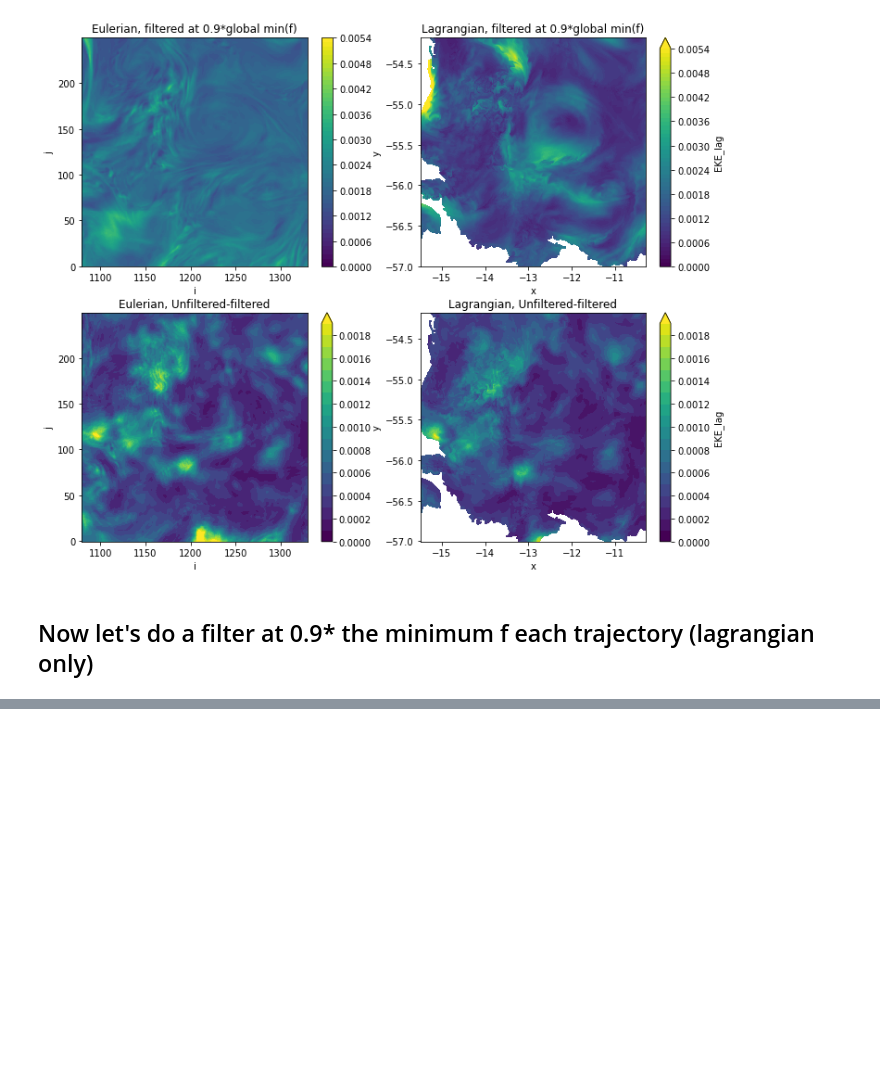
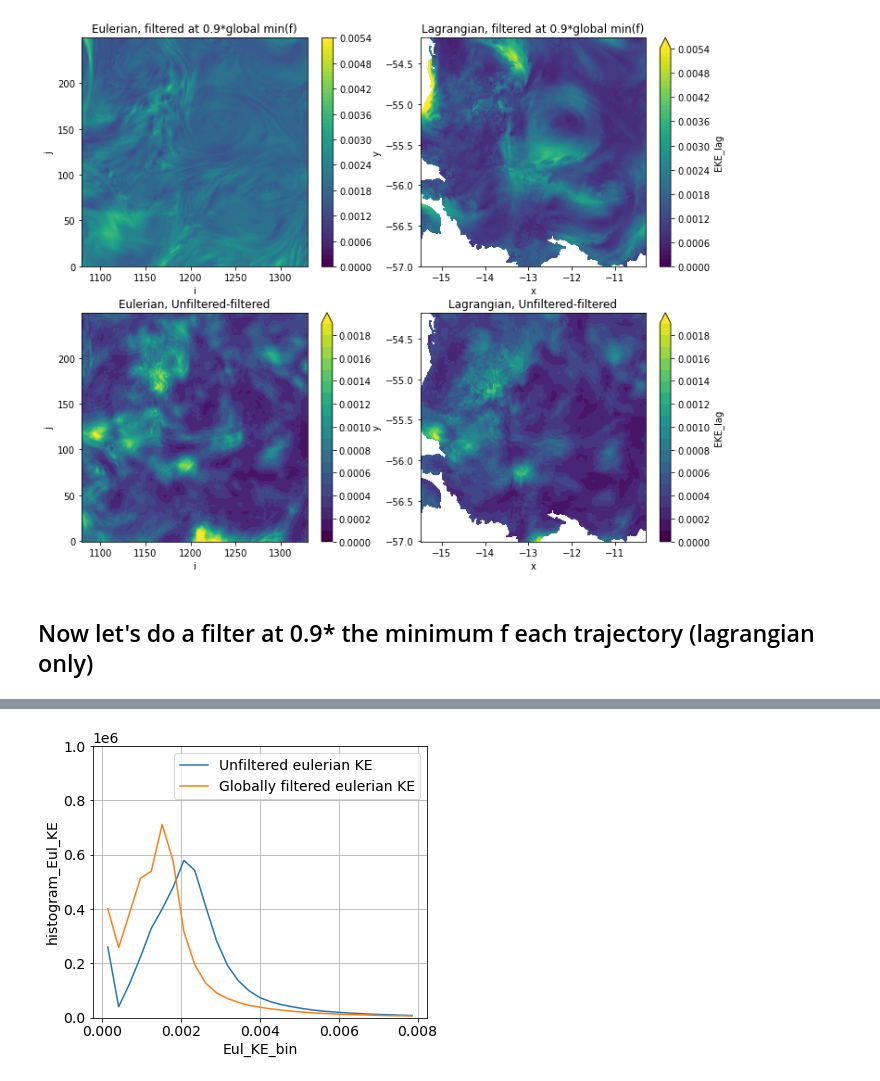
Before and after one commit to cspencerjones/separating-balanced, a Jupyter notebook: python/plot_output.ipynb, the cells around one changed output, grey strips where cells are left out. Saved outputs shown, nothing was run; the diff lists cells and outputs as text; code cells hidden in the pictures; blank space fills up the shorter version.

```diff
--- a/python/plot_output.ipynb
+++ b/python/plot_output.ipynb
@@ -240,0 +247,21 @@ fig.savefig('KE_filtered_local.pdf')
+# %%
+import matplotlib.pyplot as plt
+plt.rcParams.update({'font.size': 14})
+
+plt.figure(figsize=(6,5))
+bins = np.linspace(0, 0.008, 30)
+
+h = histogram(EKE_eul.rename('Eul_KE'), bins=[bins])
+h.plot(label='Unfiltered eulerian KE')
+plt.title('Probability density function')
+plt.ylim(0,10**6)
+
+h = histogram(EKE_eul_filtered.rename('Eul_KE'), bins=[bins])
+h.plot(label='Globally filtered eulerian KE')
+plt.ylim(0,10**6)
+plt.grid()
+plt.legend()
+fig=plt.gcf()
+fig.savefig('eulerian_KE_pdf.pdf')
+# %% [output]
+[figure, added]
```
Also changed, not shown: parts of 4 cells of this notebook.
